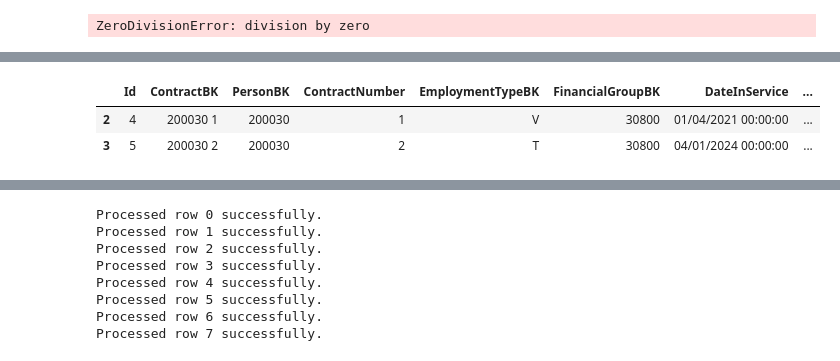
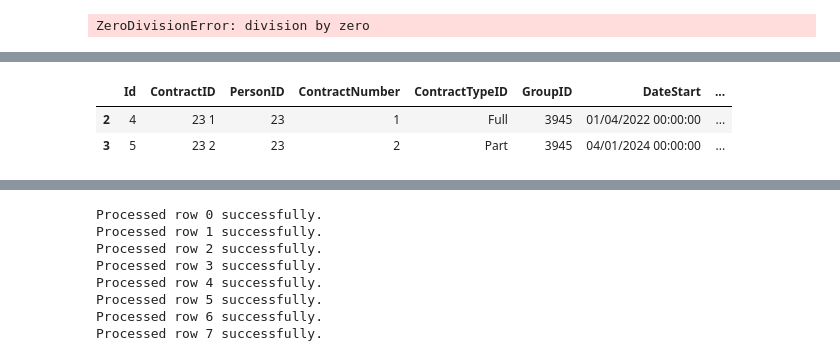
Before and after one commit to elhamng/CSV-Semantic-Converter, a Jupyter notebook: MasterClass/Workshop/Demo-workshop.ipynb, the cells around one changed output, grey strips where cells are left out. Drawn from its saved outputs; the diff is of its cells as text; code cells hidden in the pictures.

```diff
--- a/MasterClass/Workshop/Demo-workshop.ipynb
+++ b/MasterClass/Workshop/Demo-workshop.ipynb
@@ -210,12 +210,12 @@ df.head()
 # %%
 #Filter Rows by Column Value
-person = df[df['PersonBK'] == 200030]
+threeon = df[df['PersonID'] == 23]
 
-person
+threeon
 # %% [output]
-|  | Id | ContractBK | PersonBK | ContractNumber | EmploymentTypeBK | FinancialGroupBK | DateInService | ... |
-| 2 | 4 | 200030 1 | 200030 | 1 | V | 30800 | 01/04/2021 00:00:00 | ... |
-| 3 | 5 | 200030 2 | 200030 | 2 | T | 30800 | 04/01/2024 00:00:00 | ... |
+|  | Id | ContractID | PersonID | ContractNumber | ContractTypeID | GroupID | DateStart | ... |
+| 2 | 4 | 23 1 | 23 | 1 | Full | 3945 | 01/04/2022 00:00:00 | ... |
+| 3 | 5 | 23 2 | 23 | 2 | Part | 3945 | 04/01/2024 00:00:00 | ... |
 # %%
 full_time_hours = df[df["ContractHoursPerWeek"] == 36]
 full_time_hours
```
Also changed, not shown: parts of 14 cells of this notebook.
